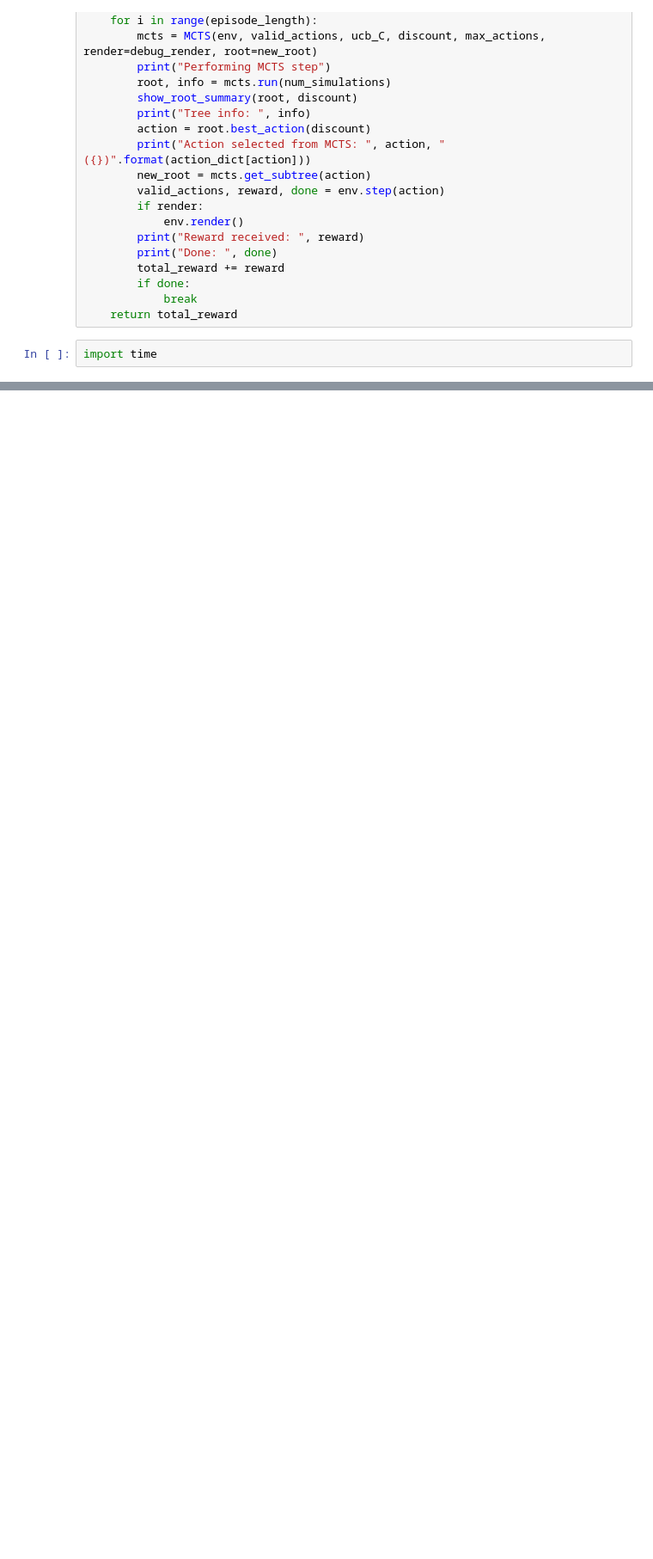
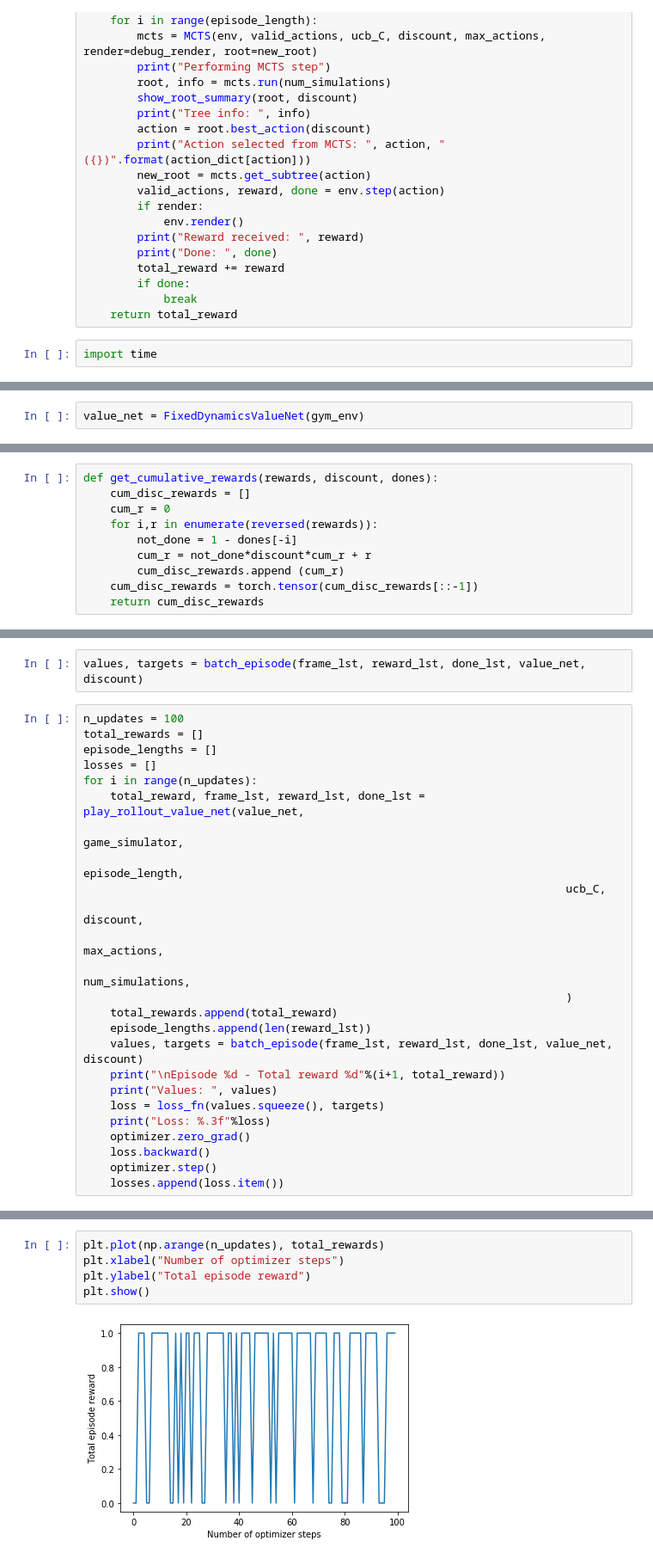
Before and after one commit to nicoladainese96/textMBRL, a Jupyter notebook: MCTS.ipynb, the cells around one changed output, grey strips where cells are left out. Shown at 86% size. Drawn from its saved outputs; the diff is of its cells as text; blank space fills up the shorter version.

Commit message:
added value net plus preliminary train script

```diff
--- a/MCTS.ipynb
+++ b/MCTS.ipynb
@@ -517,0 +603,2 @@ EXTRA
+# %%
+value_net = FixedDynamicsValueNet(gym_env)
@@ -517,0 +944,10 @@ EXTRA
+# %%
+def get_cumulative_rewards(rewards, discount, dones):
+    cum_disc_rewards = []
+    cum_r = 0
+    for i,r in enumerate(reversed(rewards)):
+        not_done = 1 - dones[-i]
+        cum_r = not_done*discount*cum_r + r
+        cum_disc_rewards.append (cum_r)
+    cum_disc_rewards = torch.tensor(cum_disc_rewards[::-1])
+    return cum_disc_rewards
@@ -517,0 +975,27 @@ EXTRA
+# %%
+values, targets = batch_episode(frame_lst, reward_lst, done_lst, value_net, discount)
+# %%
+n_updates = 100
+total_rewards = []
+episode_lengths = []
+losses = []
+for i in range(n_updates):
+    total_reward, frame_lst, reward_lst, done_lst = play_rollout_value_net(value_net,
+                                                                        game_simulator,
+                                                                        episode_length,
+                                                                        ucb_C,
+                                                                        discount,
+                                                                        max_actions,
+                                                                        num_simulations,
+                                                                        )
+    total_rewards.append(total_reward)
+    episode_lengths.append(len(reward_lst))
+    values, targets = batch_episode(frame_lst, reward_lst, done_lst, value_net, discount)
+    print("\nEpisode %d - Total reward %d"%(i+1, total_reward))
+    print("Values: ", values)
+    loss = loss_fn(values.squeeze(), targets)
+    print("Loss: %.3f"%loss)
+    optimizer.zero_grad()
+    loss.backward()
+    optimizer.step()
+    losses.append(loss.item())
@@ -517,0 +1027,7 @@ EXTRA
+# %%
+plt.plot(np.arange(n_updates), total_rewards)
+plt.xlabel("Number of optimizer steps")
+plt.ylabel("Total episode reward")
+plt.show()
+# %% [output]
+[figure, added]
```
Also changed, not shown: parts of 32 cells of this notebook.
